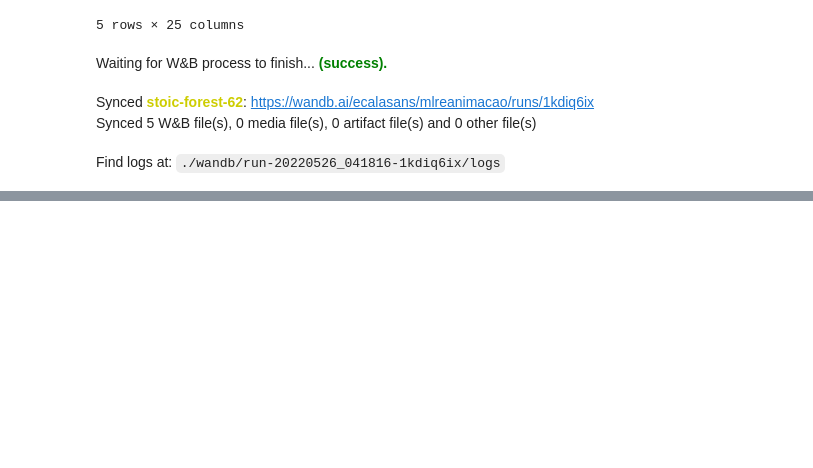
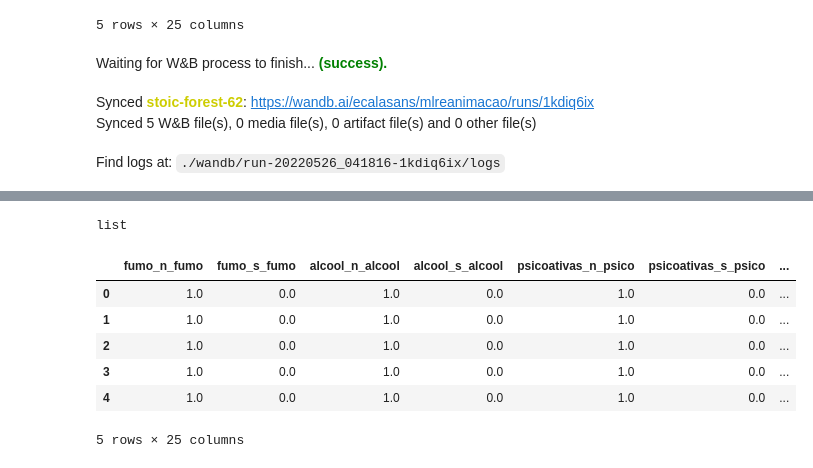
Before and after one commit to ecalasans/mlreanimacao, a Jupyter notebook: ml_p1_TRAIN.ipynb, the cells around one changed output, grey strips where cells are left out. Cells and saved outputs as stored; diff of their text form; code cells hidden in the pictures; blank space fills up the shorter version.

```diff
--- a/ml_p1_TRAIN.ipynb
+++ b/ml_p1_TRAIN.ipynb
@@ -331,0 +572,28 @@ Find logs at: ./wandb/run-20220526_041816-1kdiq6ix/logs
+# %%
+# Tipos de scalers = 0 (min-max), 1 (z-score), 2 (without normalization)
+numerical_model = 0
+
+# Features categóricas
+categorical_features = x_train.select_dtypes("object").columns.to_list()
+
+# Features numéricas
+numerical_features = x_train.select_dtypes("float64").columns.to_list()
+
+# A parte de preenchimento de dados faltantes já é realizada pela classe CategoricalTransformer
+categorical_pipeline = Pipeline(steps=[('cat_selector', FeatureSelector(categorical_features)),
+                                       ('cat_transformer', CategoricalTransformer(colnames=categorical_features)),
+                                       ('cat_encoder', OneHotEncoder(sparse=False, drop="first"))
+                                       ]
+                                )
+
+# A parte de preenchimento de dados faltantes já é realizada pela classe NumericalTransformer
+numerical_pipeline = Pipeline(steps=[('num_selector', FeatureSelector(numerical_features)),
+                                     ('num_transformer', NumericalTransformer(numerical_model,
+                                                                              colnames=numerical_features))])
+
+# Reune os Pipelines num só
+full_pipeline_preprocessing = FeatureUnion(transformer_list=[('cat_pipeline', categorical_pipeline),
+                                                             ('num_pipeline', numerical_pipeline)])
+# %%
+# Validação
+new_data = full_pipeline_preprocessing.fit_transform(x_train)
@@ -331,0 +616,3 @@ Find logs at: ./wandb/run-20220526_041816-1kdiq6ix/logs
+# %%
+cat_names = list(full_pipeline_preprocessing.get_params()['cat_pipeline'][2].get_feature_names_out())
+cat_names
@@ -331,0 +637,16 @@ Find logs at: ./wandb/run-20220526_041816-1kdiq6ix/logs
+# %%
+num_names = full_pipeline_preprocessing.get_params()['num_pipeline'][1].get_feature_names_out()
+type(num_names)
+# %% [output]
+list
+# %%
+df = pd.DataFrame(new_data, columns=cat_names+num_names)
+df.head()
+# %% [output]
+|  | fumo_n_fumo | fumo_s_fumo | alcool_n_alcool | alcool_s_alcool | psicoativas_n_psico | psicoativas_s_psico | ... |
+| 0 | 1.0 | 0.0 | 1.0 | 0.0 | 1.0 | 0.0 | ... |
+| 1 | 1.0 | 0.0 | 1.0 | 0.0 | 1.0 | 0.0 | ... |
+| 2 | 1.0 | 0.0 | 1.0 | 0.0 | 1.0 | 0.0 | ... |
+| 3 | 1.0 | 0.0 | 1.0 | 0.0 | 1.0 | 0.0 | ... |
+| 4 | 1.0 | 0.0 | 1.0 | 0.0 | 1.0 | 0.0 | ... |
+5 rows × 25 columns
```
Also changed, not shown: parts of 26 cells of this notebook.
